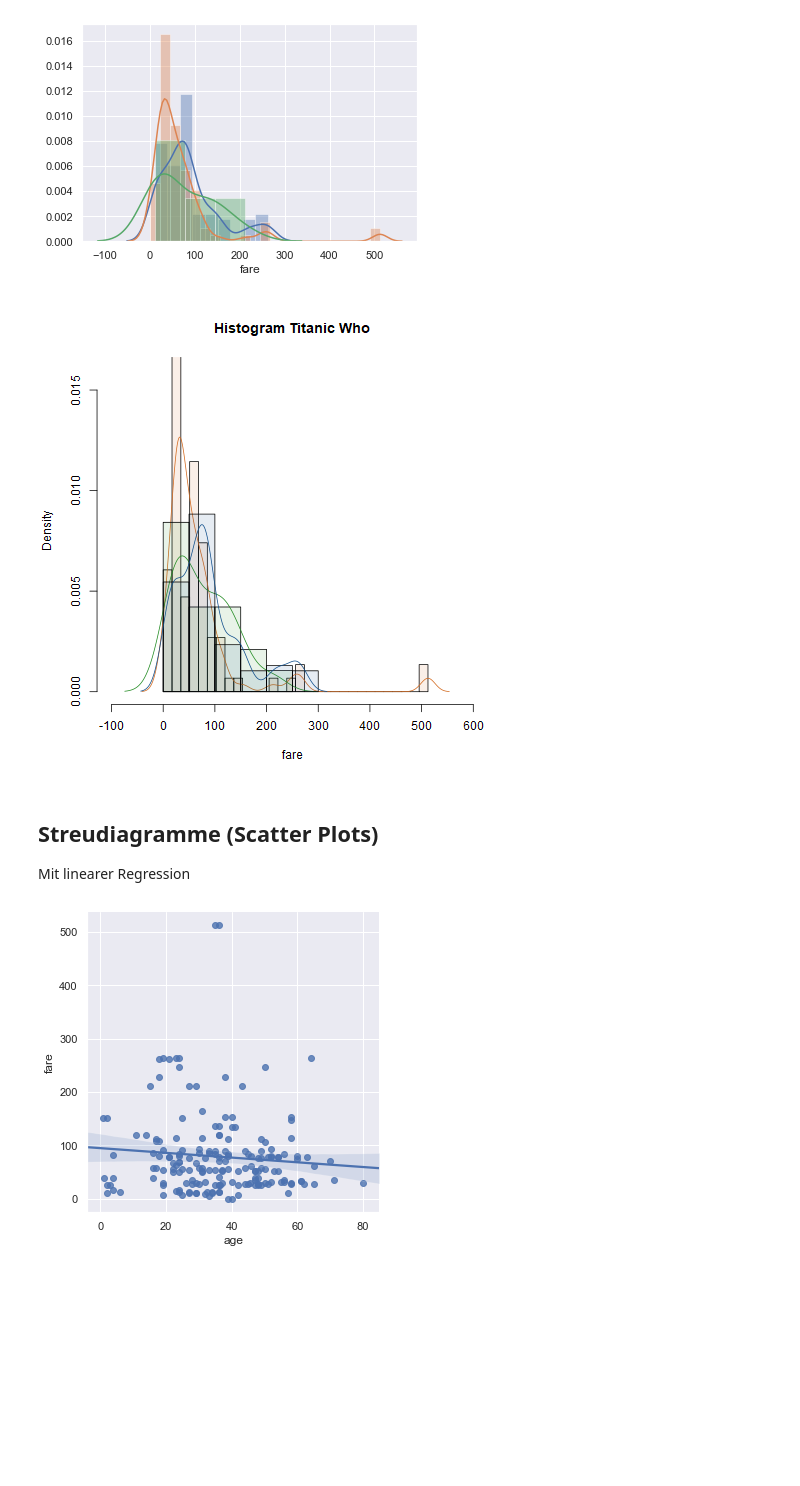
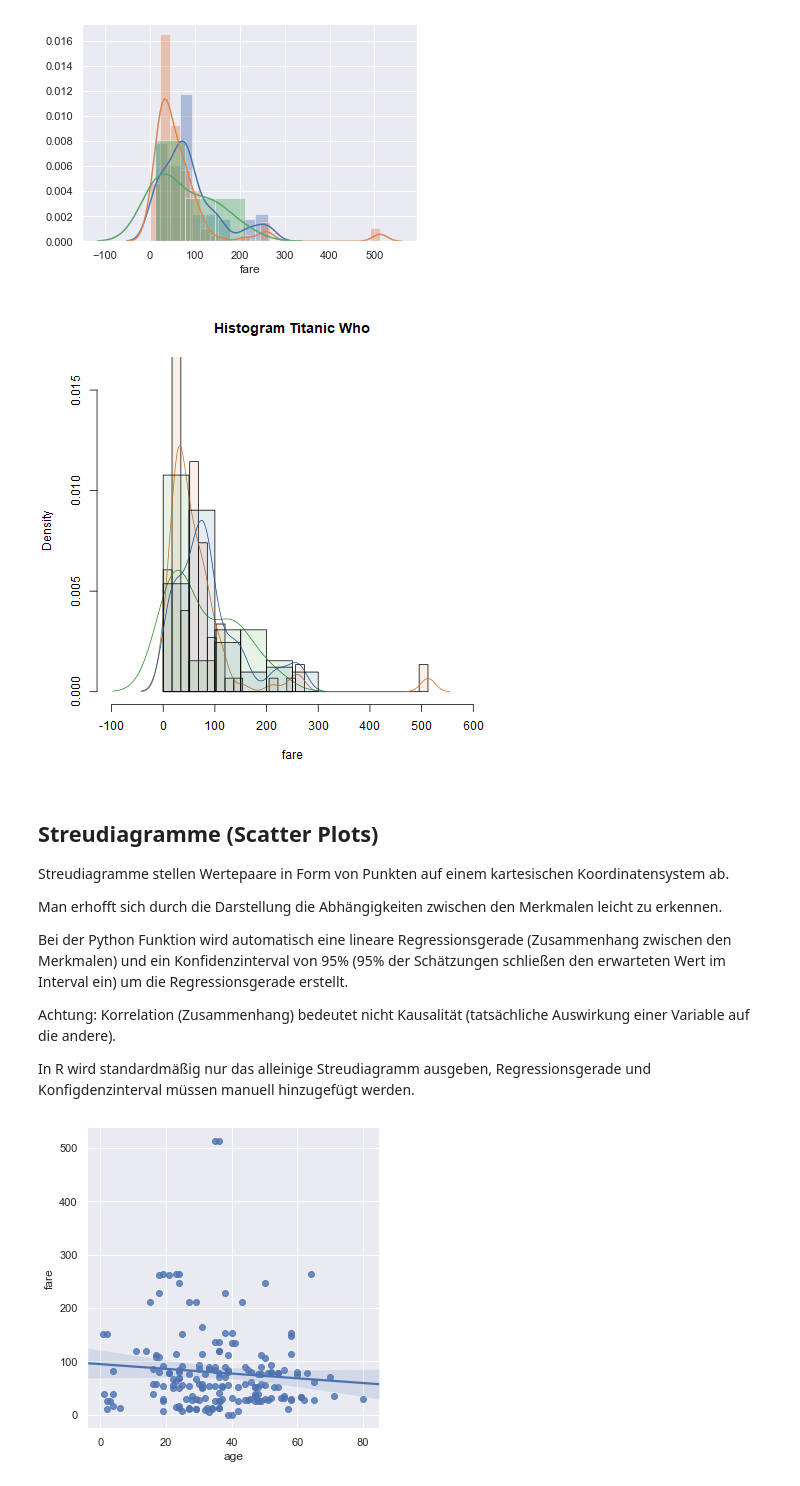
Before and after one commit to kurbaniec/everything-data-science, a Jupyter notebook: Data-Visualization/Quantitiative-Daten.ipynb, the cells around one changed output. Saved outputs shown, nothing was run; the diff lists cells and outputs as text; code cells hidden in the pictures; blank space fills up the shorter version.

```diff
--- a/Data-Visualization/Quantitiative-Daten.ipynb
+++ b/Data-Visualization/Quantitiative-Daten.ipynb
@@ -69,18 +70,13 @@ library(ggplot2)
 # %%
 %%R
 # Load the dataset in R and drop N/A values to make plot function calls simpler
-ti <- read.csv("titanic.csv", header = TRUE, sep=",")
+ti <- read.csv("../datasets/titanic-seaborn.csv", header = TRUE, sep=",")
 # Delete rows with empty values
-# For some reasons the r dataset contains three additional rows
 # Source: https://stackoverflow.com/questions/9126840/delete-rows-with-blank-values-in-one-particular-column
-ti <- ti[!(is.na(ti$PassengerId) | is.na(ti$Survived) | is.na(ti$Pclass) | ti$Name=="" |
-           ti$Sex=="" | is.na(ti$Age) | is.na(ti$SibSp) | is.na(ti$Parch) | ti$Ticket=="" |
-           is.na(ti$Fare) | is.na(ti$Cabin) | ti$Cabin=="" | ti$Embarked==""), ]
-# Generate a "Who" column for sorting man/woman/children
-# Source: https://rstudio-pubs-static.s3.amazonaws.com/143316_106d643df86c4e4c8ae20e9775ab0ec7.html
-ti$Who[ti$Sex=="male"] <- "man"
-ti$Who[ti$Sex=="female"] <- "woman"
-ti$Who[ti$Age<18] <- "child"
+ti <- ti[!(is.na(ti$survived) | is.na(ti$pclass) | ti$deck=="" |
+           ti$sex=="" | is.na(ti$age) | is.na(ti$sibsp) | is.na(ti$parch) |
+           is.na(ti$fare) | ti$class=="" | ti$who=="" | ti$embarked=="" |
+           ti$adult_male=="" |  ti$embark_town==""), ]
 # %% [markdown]
 ### Histogramme
 Histogramme eignen sich gut um Verläufe von Häufigkeitsverteilungen zu visualisieren. Der Datensatz der Titanic enthält für jeden Passagier eine Zeile mit Informationen, darunter auch das Alter. Somit kann man eine Verteilung des Alters der Passagiere erstellen.
@@ -187,30 +183,38 @@ sns.distplot(ti.loc[ti['who'] == 'child', 'fare']);
 # %%
 %%R
 # Multiple figures in one plot: https://stackoverflow.com/a/9976492
 # Transparent color: https://stackoverflow.com/a/30940291
-hist(ti$Fare[ti$Who=="man"], freq=FALSE, breaks=breakInterval(ti$Fare[ti$Who=="man"], 30),
+hist(ti$fare[ti$who=="man"], freq=FALSE, breaks=breakInterval(ti$fare[ti$who=="man"], 30),
     xlab="fare", main="Histogram Titanic Who",
     col = c(adjustcolor( "chocolate", alpha.f = 0.1)),
     xlim=c(-100,600),
     ylim=c(0,0.016)
 )
-dens <- density(ti$Fare[ti$Who=="man"])
+dens <- density(ti$fare[ti$who=="man"])
 lines(dens, col = c("chocolate"))
 
-hist(ti$Fare[ti$Who=="child"], freq=FALSE, main="Histogram Titanic Who",
+hist(ti$fare[ti$who=="child"], freq=FALSE, main="Histogram Titanic Who",
      col = c(adjustcolor( "forestgreen", alpha.f = 0.1)), add=TRUE)
-dens <- density(ti$Fare[ti$Who=="child"])
+dens <- density(ti$fare[ti$who=="child"])
 lines(dens, col = c("forestgreen"))
 
-hist(ti$Fare[ti$Who=="woman"], freq=FALSE, main="Histogram Titanic Who",
+hist(ti$fare[ti$who=="woman"], freq=FALSE, main="Histogram Titanic Who",
      col = c(adjustcolor( "dodgerblue4", alpha.f = 0.1)), add=TRUE)
-dens <- density(ti$Fare[ti$Who=="woman"])
+dens <- density(ti$fare[ti$who=="woman"])
 lines(dens, col = c("dodgerblue4"))
 # %% [output]
-[figure, old version]
+[figure, new version]
-# %% [markdown]
-## Streudiagramme (Scatter Plots)
-Mit linearer Regression
+# %% [markdown]
+## Streudiagramme (Scatter Plots)
+Streudiagramme stellen Wertepaare in Form von Punkten auf einem kartesischen Koordinatensystem ab.
+
+Man erhofft sich durch die Darstellung die Abhängigkeiten zwischen den Merkmalen leicht zu erkennen.
+
+Bei der Python Funktion wird automatisch eine lineare Regressionsgerade (Zusammenhang zwischen den Merkmalen) und ein Konfidenzinterval von 95% (95% der Schätzungen schließen den erwarteten Wert im Interval ein) um die Regressionsgerade erstellt.
+
+Achtung: Korrelation (Zusammenhang) bedeutet nicht Kausalität (tatsächliche Auswirkung einer Variable auf die andere).
+
+In R wird standardmäßig nur das alleinige Streudiagramm ausgeben, Regressionsgerade und Konfigdenzinterval müssen manuell hinzugefügt werden.
 # %%
 sns.lmplot(x='age', y='fare', data=ti);
 # %% [output]
```
Also changed, not shown: parts of 18 cells of this notebook, 5 other files.
